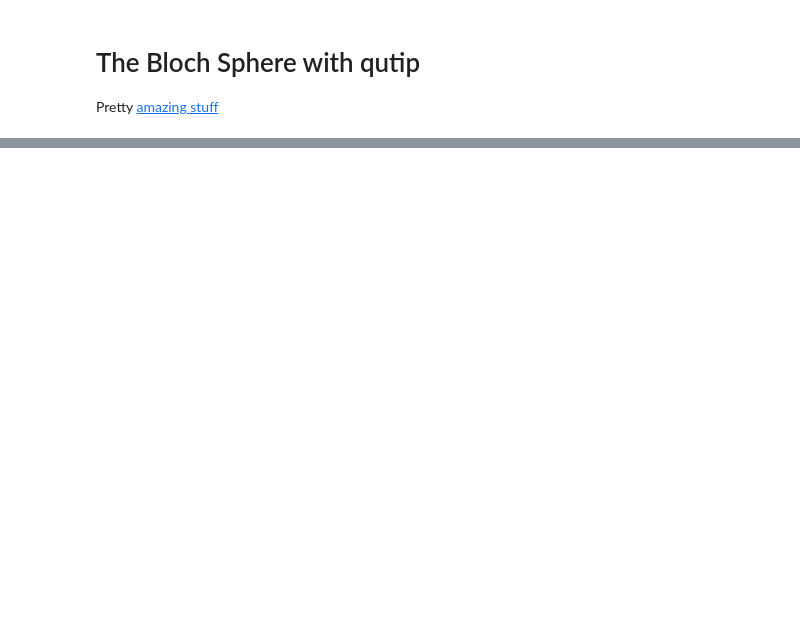
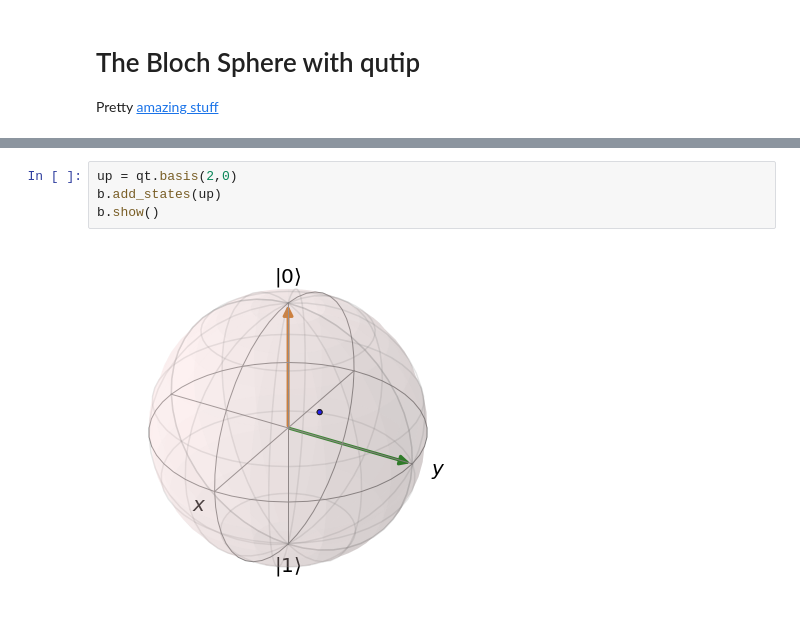
Before and after one commit to tzaffi/qc, a Jupyter notebook: ch2/4. Tangent into the Bloch Sphere.ipynb, the cells around one changed output, grey strips where cells are left out. Cells and saved outputs as stored; diff of their text form; blank space fills up the shorter version.

```diff
--- a/ch2/4. Tangent into the Bloch Sphere.ipynb
+++ b/ch2/4. Tangent into the Bloch Sphere.ipynb
@@ -11,0 +32,6 @@ Exception: This function requires the mayavi module.
+# %%
+up = qt.basis(2,0)
+b.add_states(up)
+b.show()
+# %% [output]
+[figure, added]
```
Also changed, not shown: parts of 14 cells of this notebook, 3 other files.
